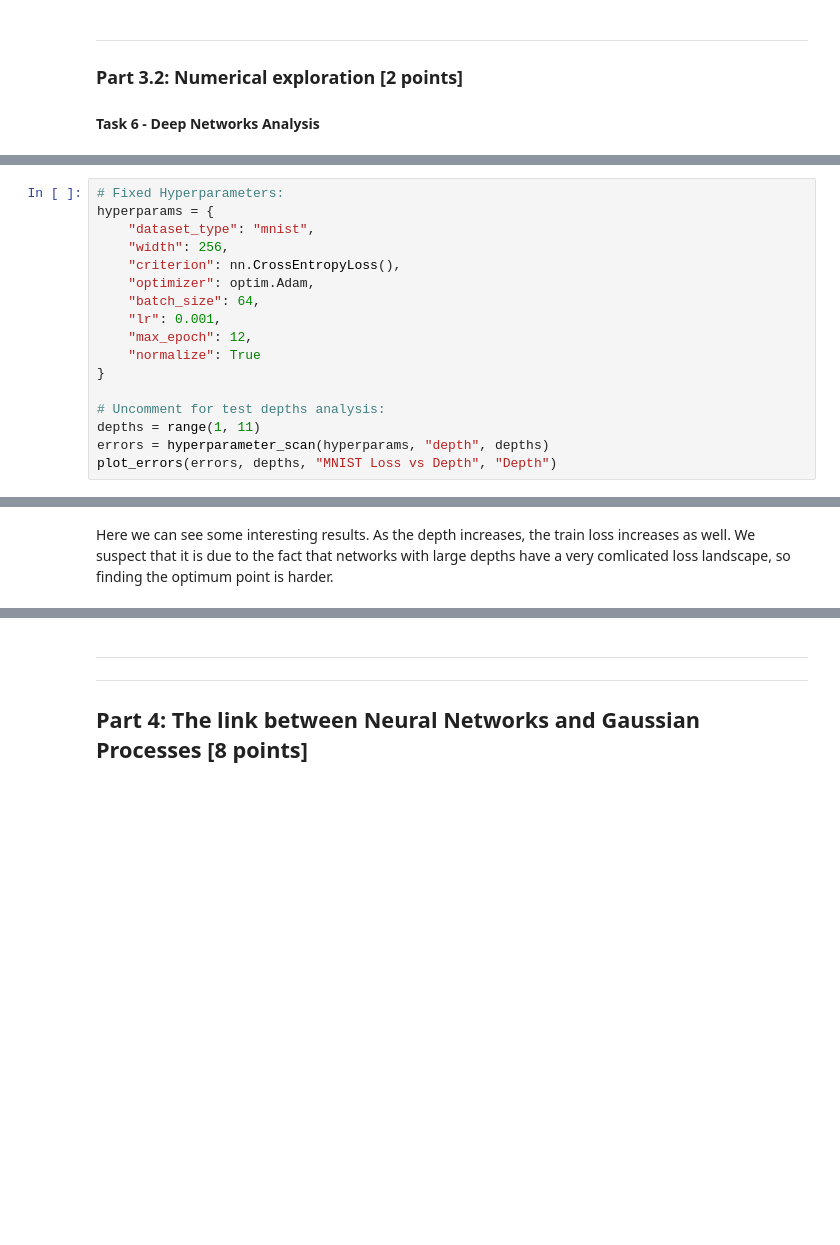
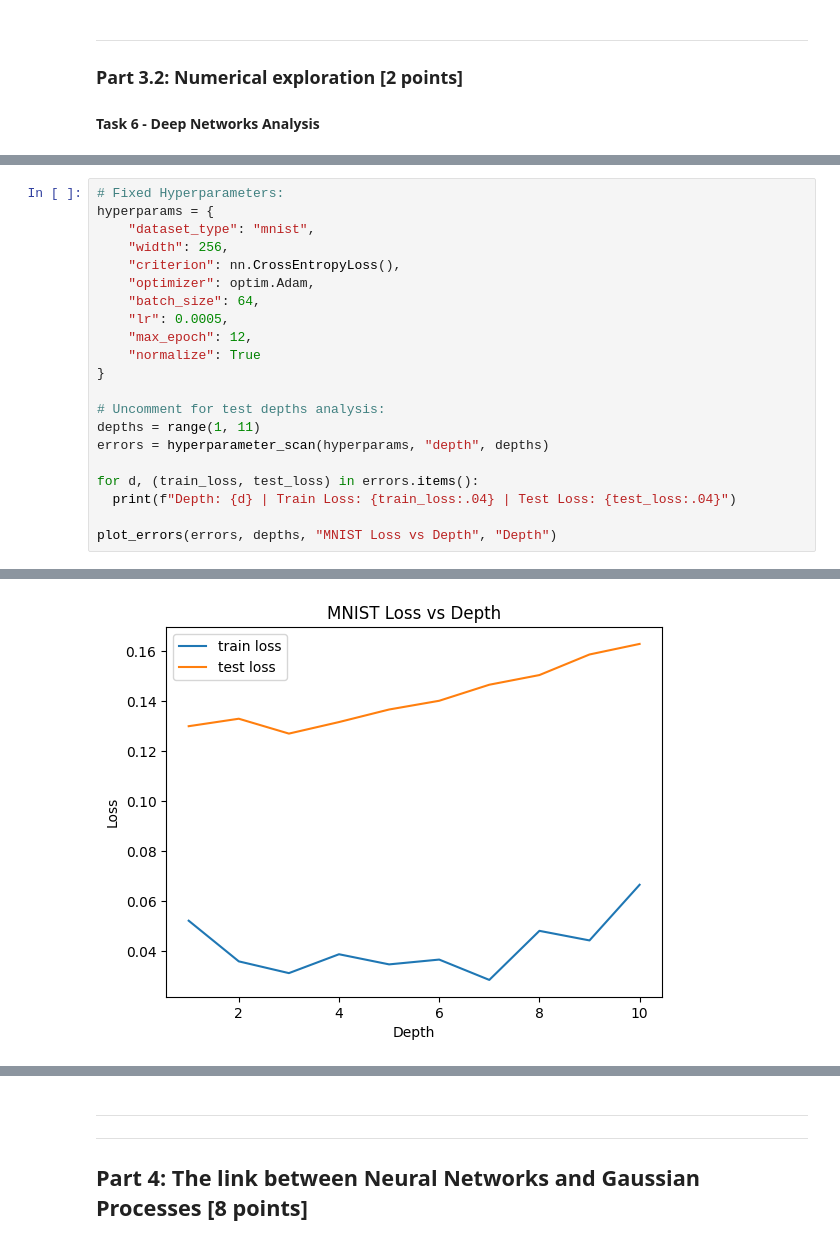
Before and after one commit to nadav7679/maths_machine_learning_2024, a Jupyter notebook: cw1/02530622_cw1_MathsML.ipynb, the cells around one changed output, grey strips where cells are left out. Cells and saved outputs as stored; diff of their text form; blank space fills up the shorter version.

```diff
--- a/cw1/02530622_cw1_MathsML.ipynb
+++ b/cw1/02530622_cw1_MathsML.ipynb
@@ -792,7 +844,7 @@ hyperparams = {
     "criterion": nn.CrossEntropyLoss(),
     "optimizer": optim.Adam,
     "batch_size": 64,
-    "lr": 0.001,
+    "lr": 0.0005,
     "max_epoch": 12,
     "normalize": True
 }
@@ -800,5 +852,9 @@ hyperparams = {
 # Uncomment for test depths analysis:
 depths = range(1, 11)
 errors = hyperparameter_scan(hyperparams, "depth", depths)
+
+for d, (train_loss, test_loss) in errors.items():
+  print(f"Depth: {d} | Train Loss: {train_loss:.04} | Test Loss: {test_loss:.04}")
+
 plot_errors(errors, depths, "MNIST Loss vs Depth", "Depth")
 # %% [output]
@@ -814,2 +871 @@ Width: 1024 | Train Loss: 0.1733 | Test Loss: 0.1923
+[figure, added]
-# %% [markdown]
-Here we can see some interesting results. As the depth increases, the train loss increases as well. We suspect that it is due to the fact that networks with large depths have a very comlicated loss landscape, so finding the optimum point is harder.
```
Also changed, not shown: parts of 58 cells of this notebook.
